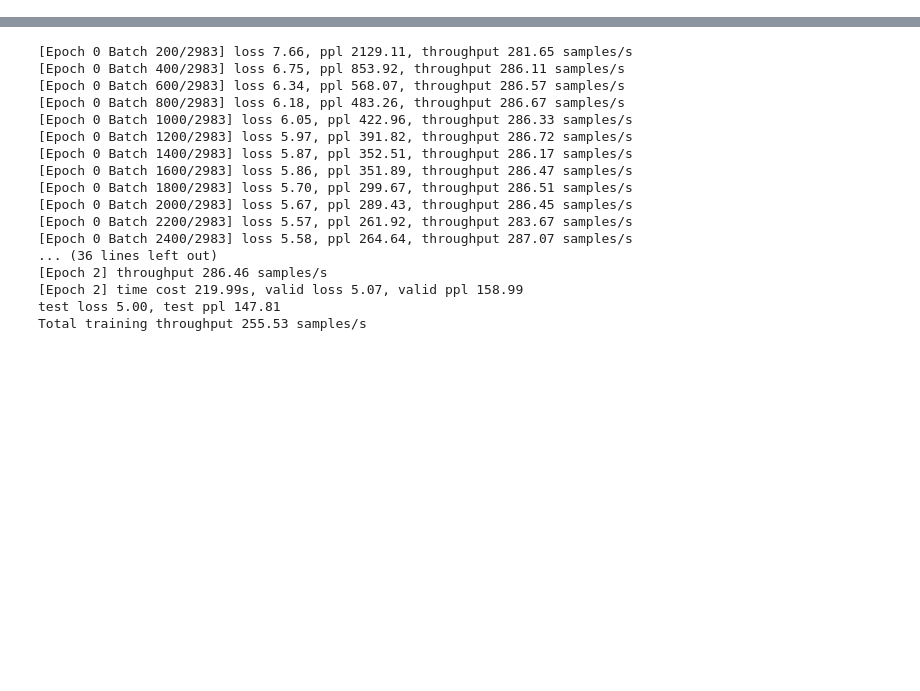
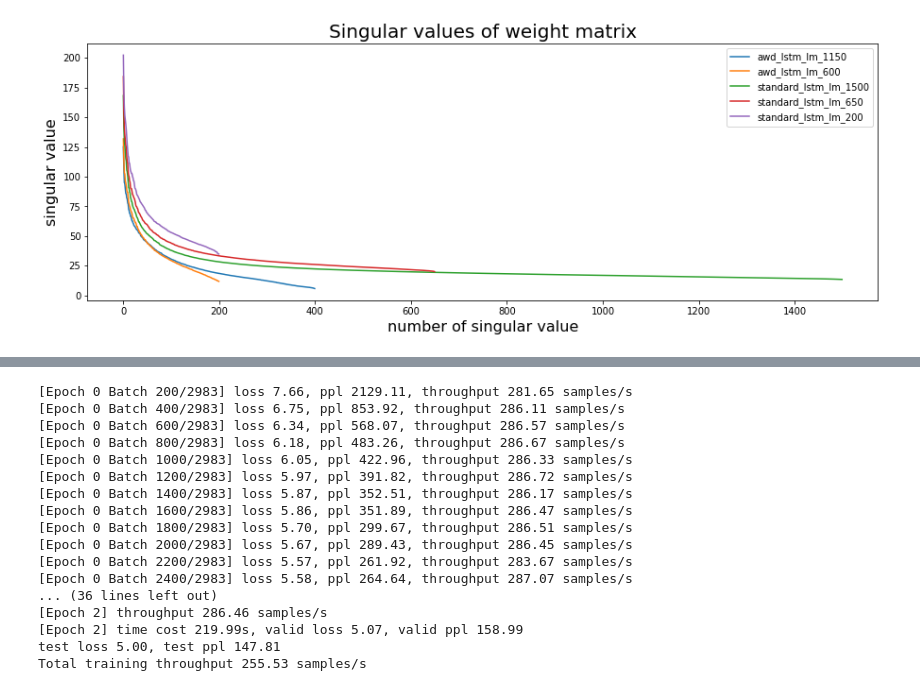
Before and after one commit to asmekal/softmax-acceleration, a Jupyter notebook: Fast softmax approximations.ipynb, the cells around one changed output, grey strips where cells are left out. Saved outputs shown, nothing was run; the diff lists cells and outputs as text; code cells hidden in the pictures; blank space fills up the shorter version.

Commit message:
some graphs

```diff
--- a/Fast softmax approximations.ipynb
+++ b/Fast softmax approximations.ipynb
@@ -380,0 +53,34 @@ evaluate(model, test_data, batch_size, context)
+# %%
+model_names = [
+    'awd_lstm_lm_1150',
+    'awd_lstm_lm_600',
+    'standard_lstm_lm_1500',
+    'standard_lstm_lm_650',
+    'standard_lstm_lm_200',
+#     'elmo_2x4096_512_2048cnn_2xhighway'
+]
+# model_name = 'standard_lstm_lm_200'
+# model, vocab = nlp.model.get_model(model_name, vocab=vocab,
+#                                    dataset_name=dataset_name, pretrained=True,
+#                                    ctx=context)
+# original_decoder = model.decoder
+# print(model)
+# print(vocab)
+models = dict((name, nlp.model.get_model(name, vocab=vocab,
+                                         dataset_name=dataset_name, pretrained=True,
+                                         ctx=context)[0]) for name in model_names)
+
+# model.initialize(mx.init.Xavier(), ctx=context)
+
+# trainer = gluon.Trainer(model.collect_params(), 'sgd', {
+#     'learning_rate': lr,
+#     'momentum': 0,
+#     'wd': 0
+# })
+loss = gluon.loss.SoftmaxCrossEntropyLoss()
+# %%
+for (name, model) in models.items():
+    print(name)
+    print(model)
+    print(model.collect_params().keys())
+    print()
@@ -380,0 +273,13 @@ evaluate(model, test_data, batch_size, context)
+# %%
+plt.figure(figsize=(15,5))
+for model_name, model in models.items():
+    svd, b = get_last_layer_svd_and_b(model)
+    s = svd[1]
+    plt.plot(s, label=model_name)
+plt.xlabel(f"number of singular value", fontsize=16)
+plt.ylabel(f"singular value", fontsize=16)
+plt.title(f"Singular values of weight matrix", fontsize=20)
+plt.legend()
+plt.show()
+# %% [output]
+[figure, added]
```
Also changed, not shown: parts of 39 cells of this notebook.
